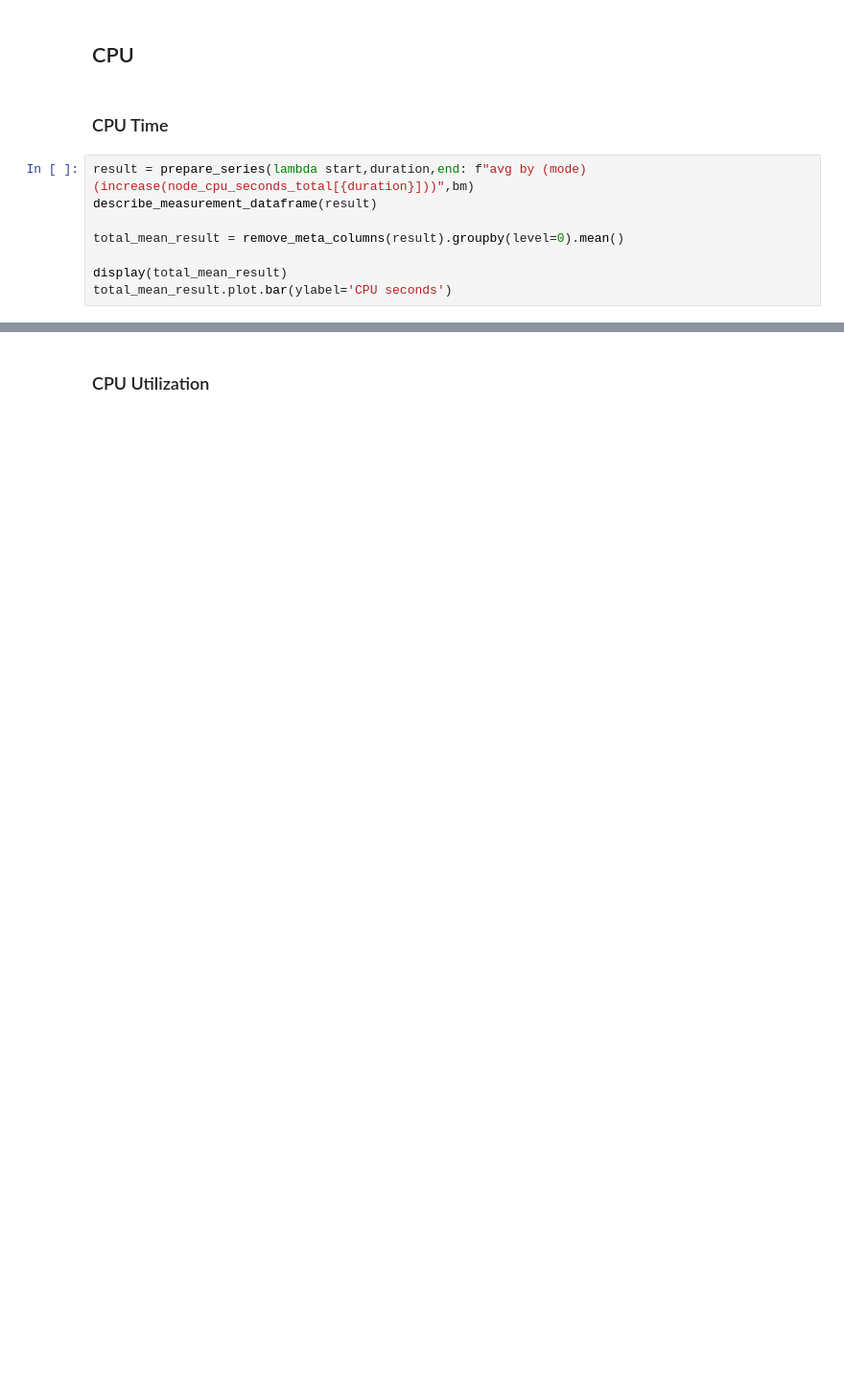
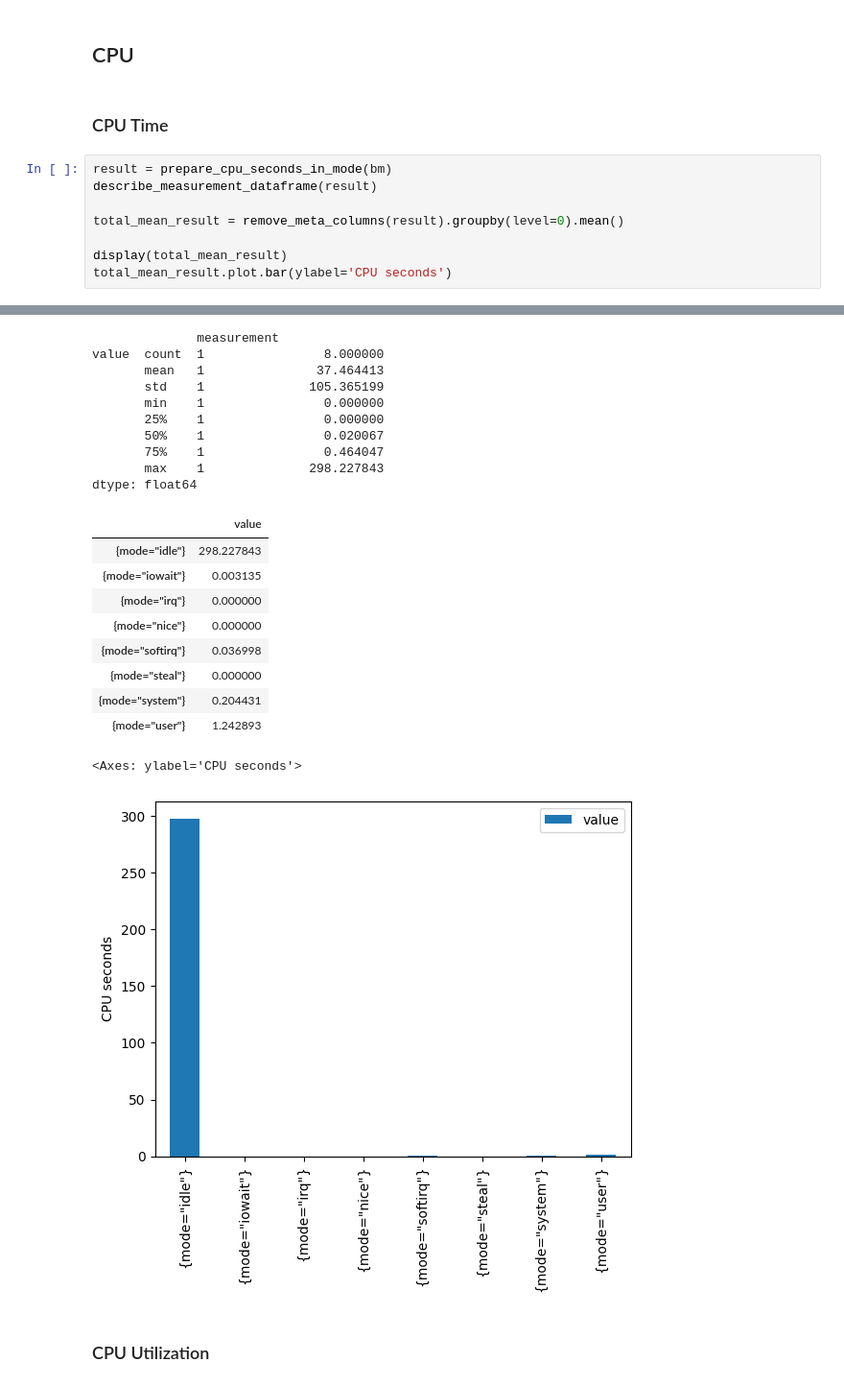
Before and after one commit to twobiers/software-architecture-sustainability-experiment, a Jupyter notebook: results/analysis.ipynb, the cells around one changed output, grey strips where cells are left out. Shown at 96% size. Drawn from its saved outputs; the diff is of its cells as text; blank space fills up the shorter version.

```diff
--- a/results/analysis.ipynb
+++ b/results/analysis.ipynb
@@ -189,10 +250,11 @@ axes[1,0].set_ylim(bottom=0, top=50)
 # %% [markdown]
 ### CPU Time
 # %%
-result = prepare_series(lambda start,duration,end: f"avg by (mode) (increase(node_cpu_seconds_total[{duration}]))",bm)
+result = prepare_cpu_seconds_in_mode(bm)
 describe_measurement_dataframe(result)
 
 total_mean_result = remove_meta_columns(result).groupby(level=0).mean()
 
 display(total_mean_result)
 total_mean_result.plot.bar(ylabel='CPU seconds')
+# %% [output]
@@ -199,3 +273,24 @@ total_mean_result.plot.bar(ylabel='CPU seconds')
+              measurement
+value  count  1                8.000000
+       mean   1               37.464413
+       std    1              105.365199
+       min    1                0.000000
+       25%    1                0.000000
+       50%    1                0.020067
+       75%    1                0.464047
+       max    1              298.227843
+dtype: float64
+|  | value |
+| {mode="idle"} | 298.227843 |
+| {mode="iowait"} | 0.003135 |
+| {mode="irq"} | 0.000000 |
+| {mode="nice"} | 0.000000 |
+| {mode="softirq"} | 0.036998 |
+| {mode="steal"} | 0.000000 |
+| {mode="system"} | 0.204431 |
+| {mode="user"} | 1.242893 |
+<Axes: ylabel='CPU seconds'>
+[figure, added]
 # %% [markdown]
 ### CPU Utilization
 # %%
```
Also changed, not shown: parts of 17 cells of this notebook.
